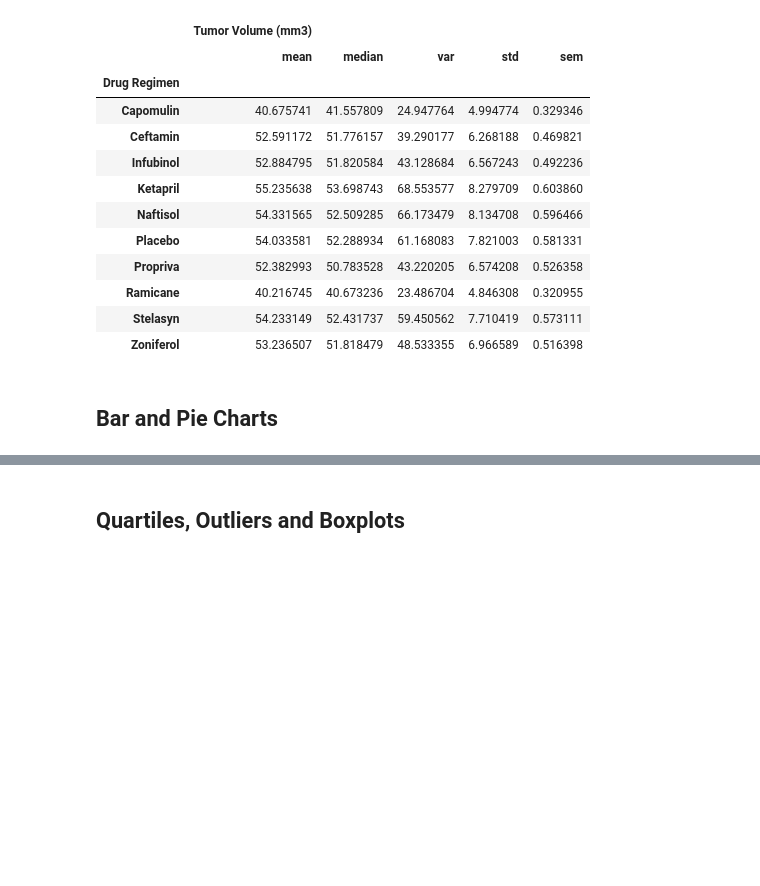
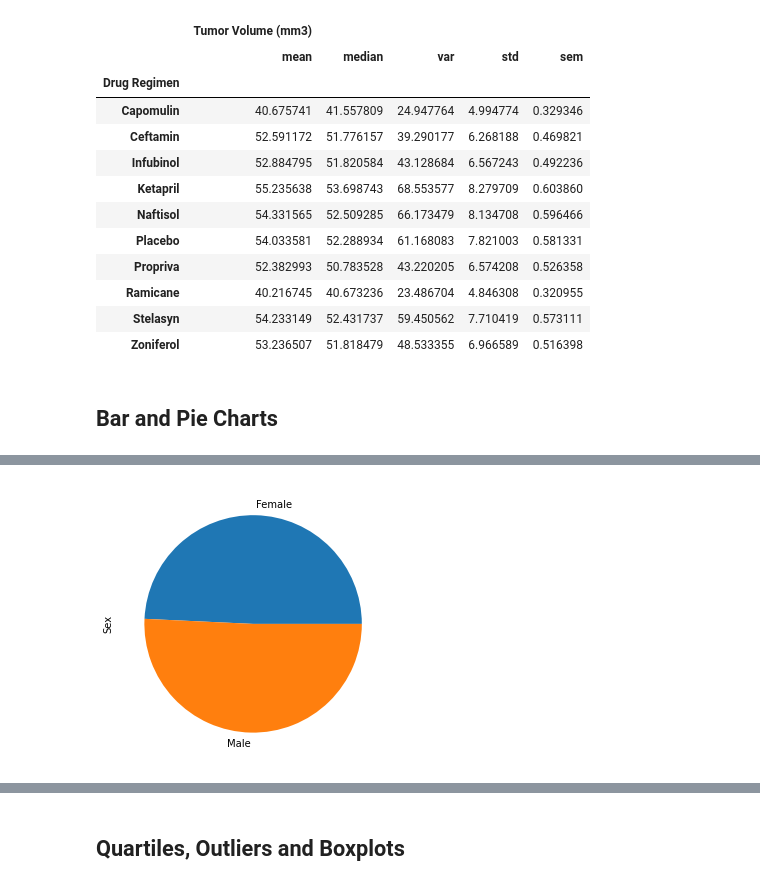
Before and after one commit to MMidwinter/matplotlib-challenge, a Jupyter notebook: Pymaceuticals/pymaceuticals_starter.ipynb, the cells around one changed output, grey strips where cells are left out. Drawn from its saved outputs; the diff is of its cells as text; code cells hidden in the pictures; blank space fills up the shorter version.

```diff
--- a/Pymaceuticals/pymaceuticals_starter.ipynb
+++ b/Pymaceuticals/pymaceuticals_starter.ipynb
@@ -144,4 +166,11 @@ regimen_df.agg({'Tumor Volume (mm3)':['mean','median','var','std','sem']})
 # %%
 # Generate a pie plot showing the distribution of female versus male mice using pandas
+gender_df = cleaned_mouse_df.groupby(['Sex'])
+gender_count = gender_df['Sex'].count()
+genders = gender_count.index.values
+
+gender_pie = gender_count.plot.pie(y='Count', figsize=(5, 5))
+# %% [output]
+[figure, added]
 # %%
 # Generate a pie plot showing the distribution of female versus male mice using pyplot
```
Also changed, not shown: parts of 4 cells of this notebook.
